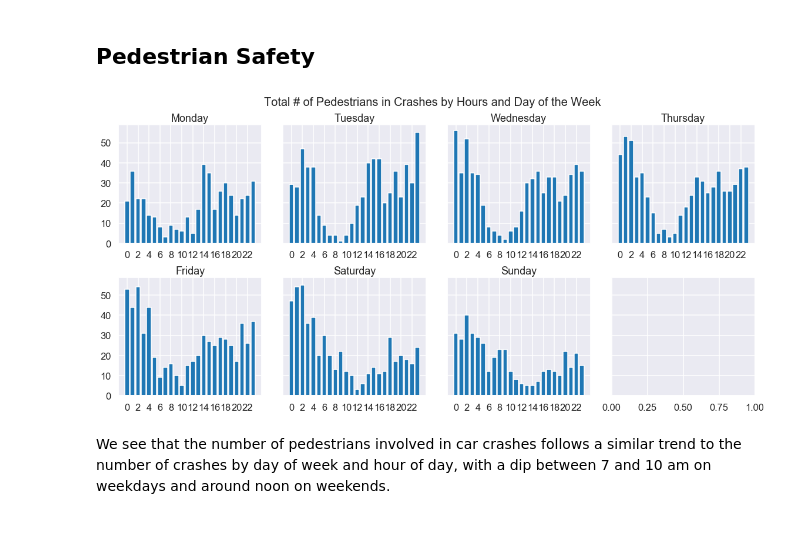
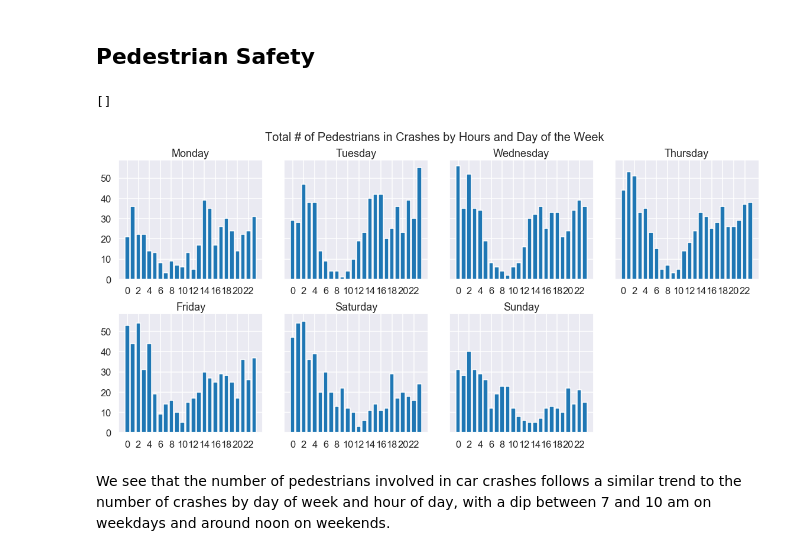
Before and after one commit to aschams/FlatironProject3, a Jupyter notebook: DC_Crashes-as.ipynb, the cells around one changed output. Saved outputs shown, nothing was run; the diff lists cells and outputs as text; code cells hidden in the pictures; blank space fills up the shorter version.

```diff
--- a/DC_Crashes-as.ipynb
+++ b/DC_Crashes-as.ipynb
@@ -250,16 +254,19 @@ asf.permutation_test(saturday_padded, friday_padded, 100000)
 # %%
 pivot = pd.pivot_table(df2, index="report_hour", columns="report_day_of_week", values="TOTAL_PEDESTRIANS", aggfunc=np.sum)
 fig, ax = plt.subplots(2,4, sharey=True, figsize=(16,8))
 fig.suptitle("Total # of Pedestrians in Crashes by Hours and Day of the Week", fontsize=20)
 for i in range(7):
     row = i // 4
     col = i % 4
     ax[row, col].bar(pivot.index, pivot.loc[:,i])
     ax[row, col].title.set_text(day_of_week[i])
     ax[row, col].set_xticks(range(0, 24, 2))
     plt.tight_layout(rect=[0, 0.03, 1, 0.95])
+ax[1,3].patch.set_visible(False)
+ax[1,3].set_xticks([])
 # %% [output]
+[]
-[figure, old version]
+[figure, new version]
 # %% [markdown]
 We see that the number of pedestrians involved in car crashes follows a similar trend to the number of crashes by day of week and hour of day, with a dip between 7 and 10 am on weekdays and around noon on weekends.
 # %%
```
Also changed, not shown: parts of 18 cells of this notebook, 1 other file.
